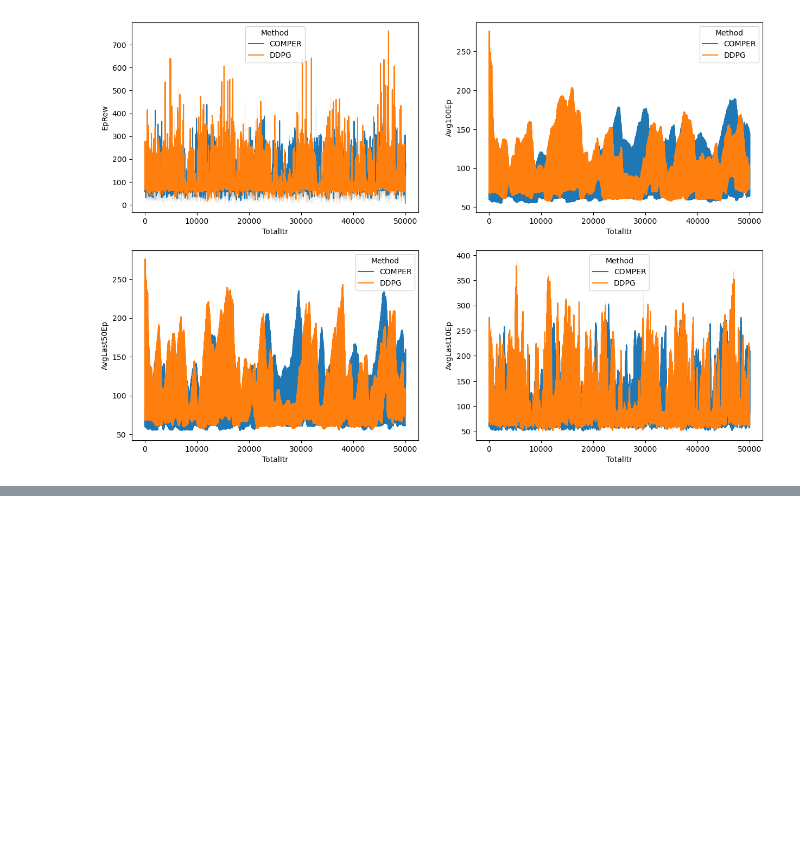
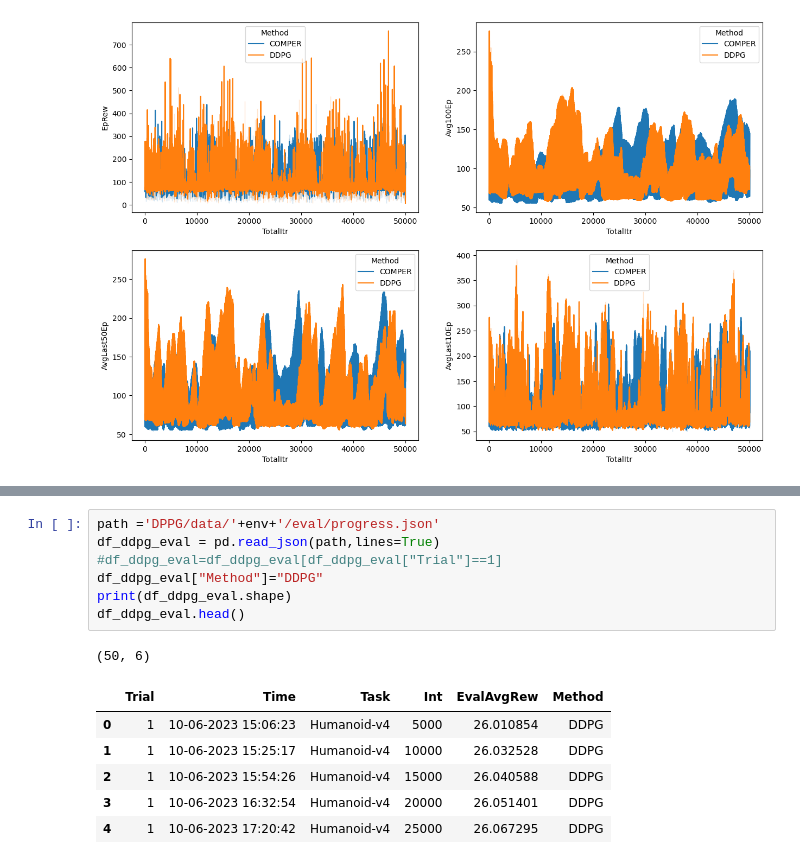
Before and after one commit to DanielEugenioNeves/COMPER-GYM-RESULTS, a Jupyter notebook: Humanoid-v4.ipynb, the cells around one changed output, grey strips where cells are left out. Drawn from its saved outputs; the diff is of its cells as text; blank space fills up the shorter version.

```diff
--- a/Humanoid-v4.ipynb
+++ b/Humanoid-v4.ipynb
@@ -108,0 +147,15 @@ sns.lineplot(data=df, x="TotalItr", y="AvgLast10Ep",hue="Method",ax=axs[1][1])
+# %%
+path ='DPPG/data/'+env+'/eval/progress.json'
+df_ddpg_eval = pd.read_json(path,lines=True)
+#df_ddpg_eval=df_ddpg_eval[df_ddpg_eval["Trial"]==1]
+df_ddpg_eval["Method"]="DDPG"
+print(df_ddpg_eval.shape)
+df_ddpg_eval.head()
+# %% [output]
+(50, 6)
+|  | Trial | Time | Task | Int | EvalAvgRew | Method |
+| 0 | 1 | 10-06-2023 15:06:23 | Humanoid-v4 | 5000 | 26.010854 | DDPG |
+| 1 | 1 | 10-06-2023 15:25:17 | Humanoid-v4 | 10000 | 26.032528 | DDPG |
+| 2 | 1 | 10-06-2023 15:54:26 | Humanoid-v4 | 15000 | 26.040588 | DDPG |
+| 3 | 1 | 10-06-2023 16:32:54 | Humanoid-v4 | 20000 | 26.051401 | DDPG |
+| 4 | 1 | 10-06-2023 17:20:42 | Humanoid-v4 | 25000 | 26.067295 | DDPG |
```
Also changed, not shown: parts of 6 cells of this notebook, 29 other files.
